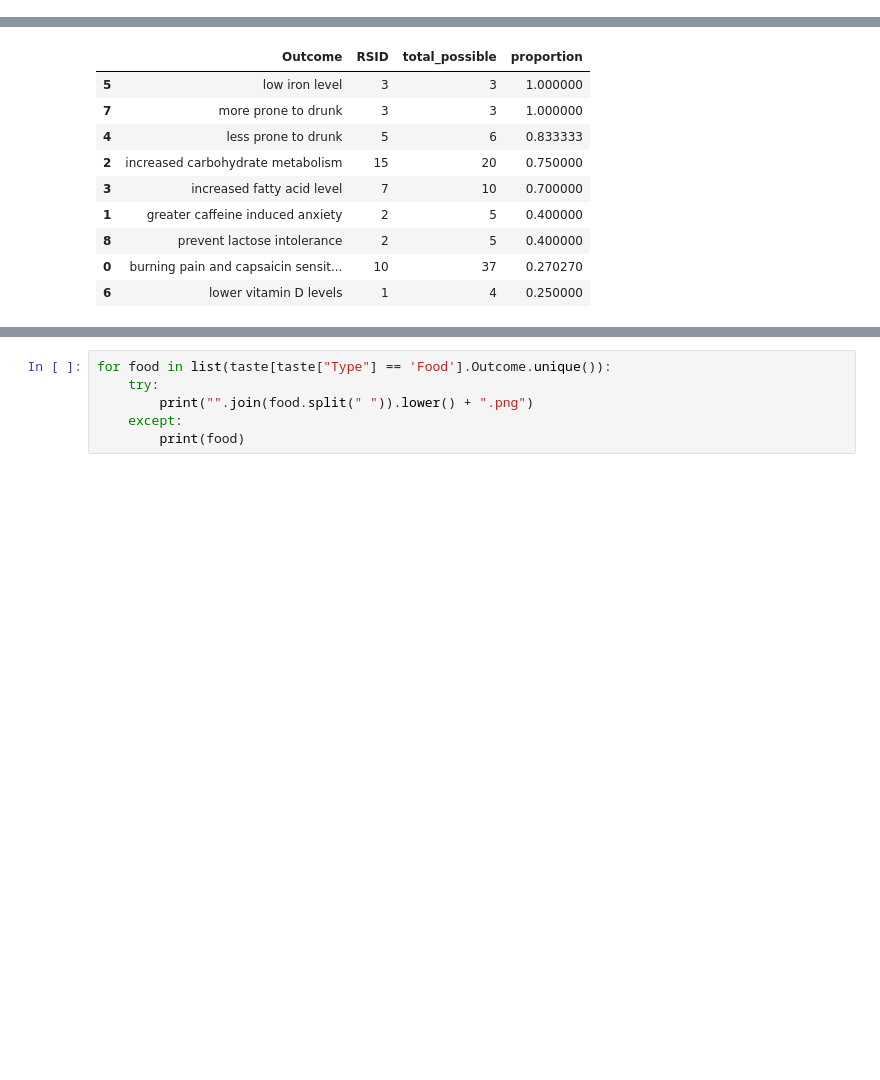
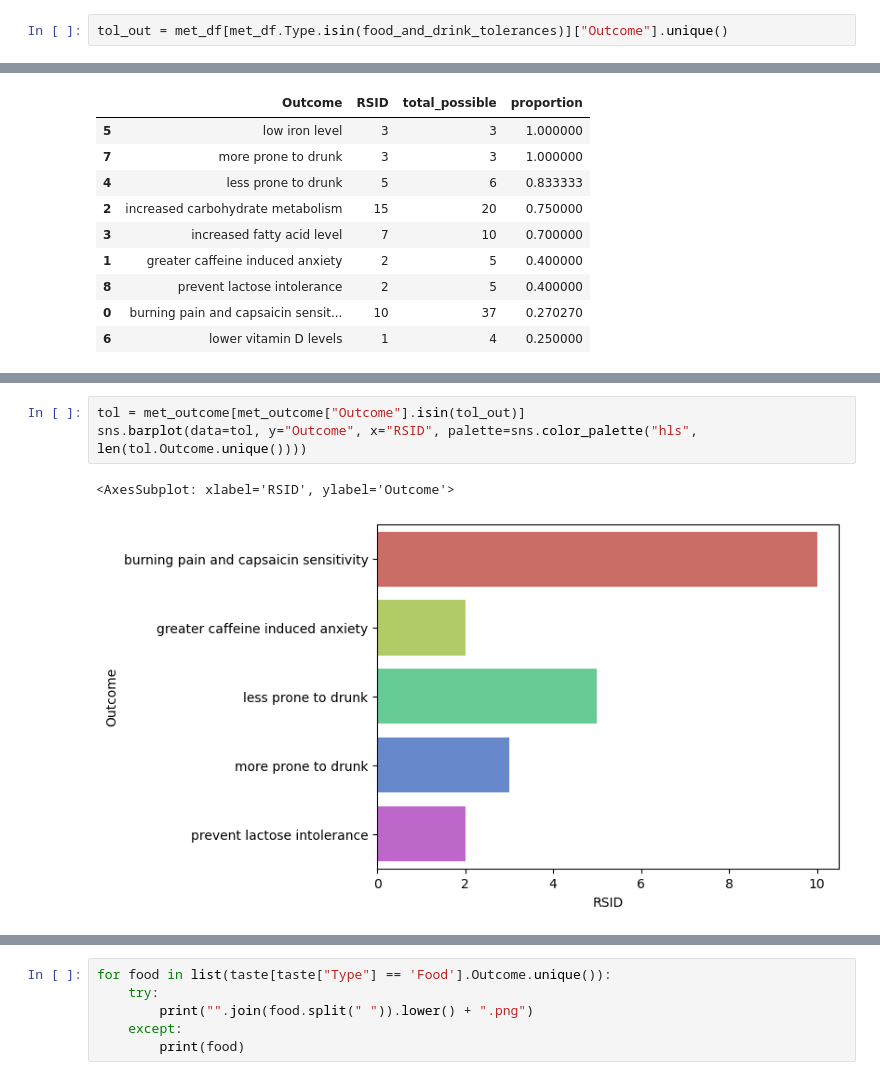
Before and after one commit to natalie-w/genebeans, a Jupyter notebook: EDA.ipynb, the cells around one changed output, grey strips where cells are left out. Drawn from its saved outputs; the diff is of its cells as text; blank space fills up the shorter version.

```diff
--- a/EDA.ipynb
+++ b/EDA.ipynb
@@ -177,3 +179,5 @@ met_df.head()
+# %%
+tol_out = met_df[met_df.Type.isin(food_and_drink_tolerances)]["Outcome"].unique()
 # %%
 total_met = met.groupby("Outcome", as_index=False).agg({"RSID": len})
 met_outcome = met_df.groupby("Outcome", as_index=False).agg({"RSID": len})
@@ -194,0 +205,6 @@ met_outcome.sort_values("proportion", ascending=False)
+# %%
+tol = met_outcome[met_outcome["Outcome"].isin(tol_out)]
+sns.barplot(data=tol, y="Outcome", x="RSID", palette=sns.color_palette("hls", len(tol.Outcome.unique())))
+# %% [output]
+<AxesSubplot: xlabel='RSID', ylabel='Outcome'>
+[figure, added]
```
Also changed, not shown: parts of 16 cells of this notebook, 1 other file.
